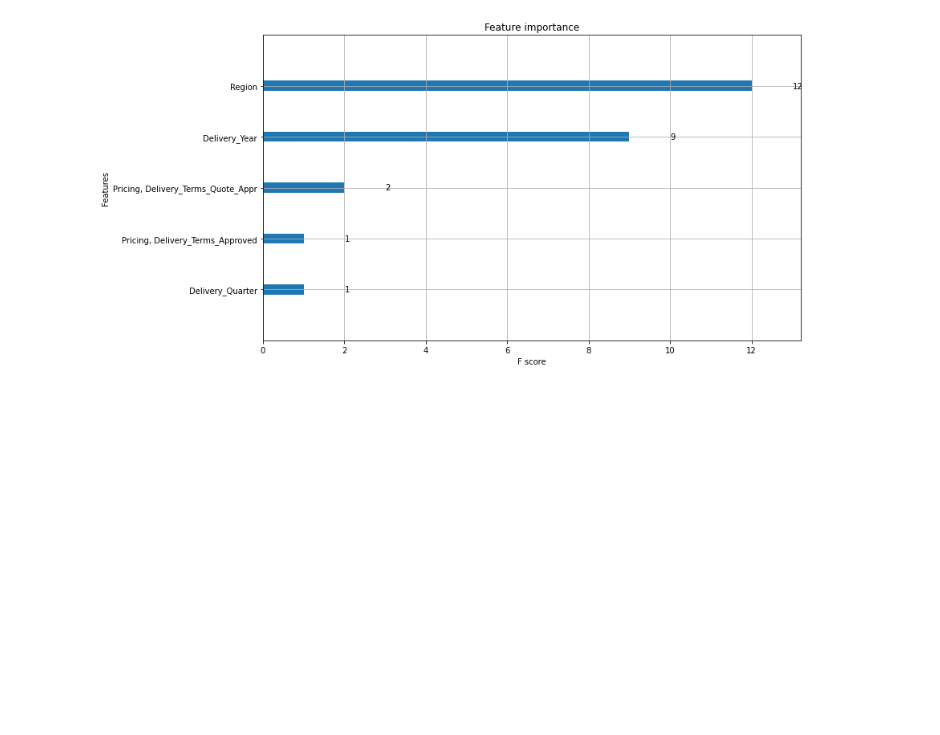
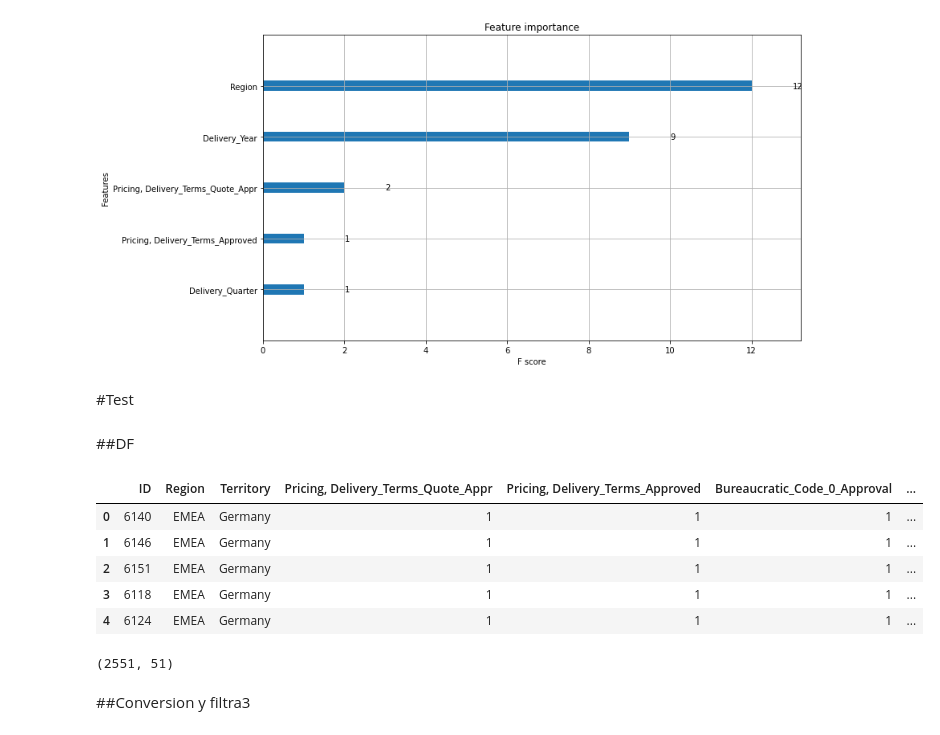
Before and after one commit to BautistaXifro/Machine-Learning-Datos, a Jupyter notebook: xgboost/Xgboost_de_clasificación_Tp2.ipynb, the cells around one changed output. Cells and saved outputs as stored; diff of their text form; code cells hidden in the pictures; blank space fills up the shorter version.

```diff
--- a/xgboost/Xgboost_de_clasificación_Tp2.ipynb
+++ b/xgboost/Xgboost_de_clasificación_Tp2.ipynb
@@ -259,3 +276,24 @@ xgb.plot_importance(xg_clas)
 # %% [output]
 <matplotlib.axes._subplots.AxesSubplot at 0x...>
 [figure]
+# %% [markdown]
+#Test
+# %% [markdown]
+##DF
+# %%
+DataFrame_test = pd.read_csv('/content/drive/MyDrive/Colab Notebooks/Archivos para leer /Tp2/Test_TP2_Datos_2020-2C.csv')
+# %%
+DataFrame_test.head()
+# %% [output]
+|  | ID | Region | Territory | Pricing, Delivery_Terms_Quote_Appr | Pricing, Delivery_Terms_Approved | Bureaucratic_Code_0_Approval | ... |
+| 0 | 6140 | EMEA | Germany | 1 | 1 | 1 | ... |
+| 1 | 6146 | EMEA | Germany | 1 | 1 | 1 | ... |
+| 2 | 6151 | EMEA | Germany | 1 | 1 | 1 | ... |
+| 3 | 6118 | EMEA | Germany | 1 | 1 | 1 | ... |
+| 4 | 6124 | EMEA | Germany | 1 | 1 | 1 | ... |
+# %%
+DataFrame_test.shape
+# %% [output]
+(2551, 51)
+# %% [markdown]
+##Conversion y filtra3
```
Also changed, not shown: parts of 17 cells of this notebook.
